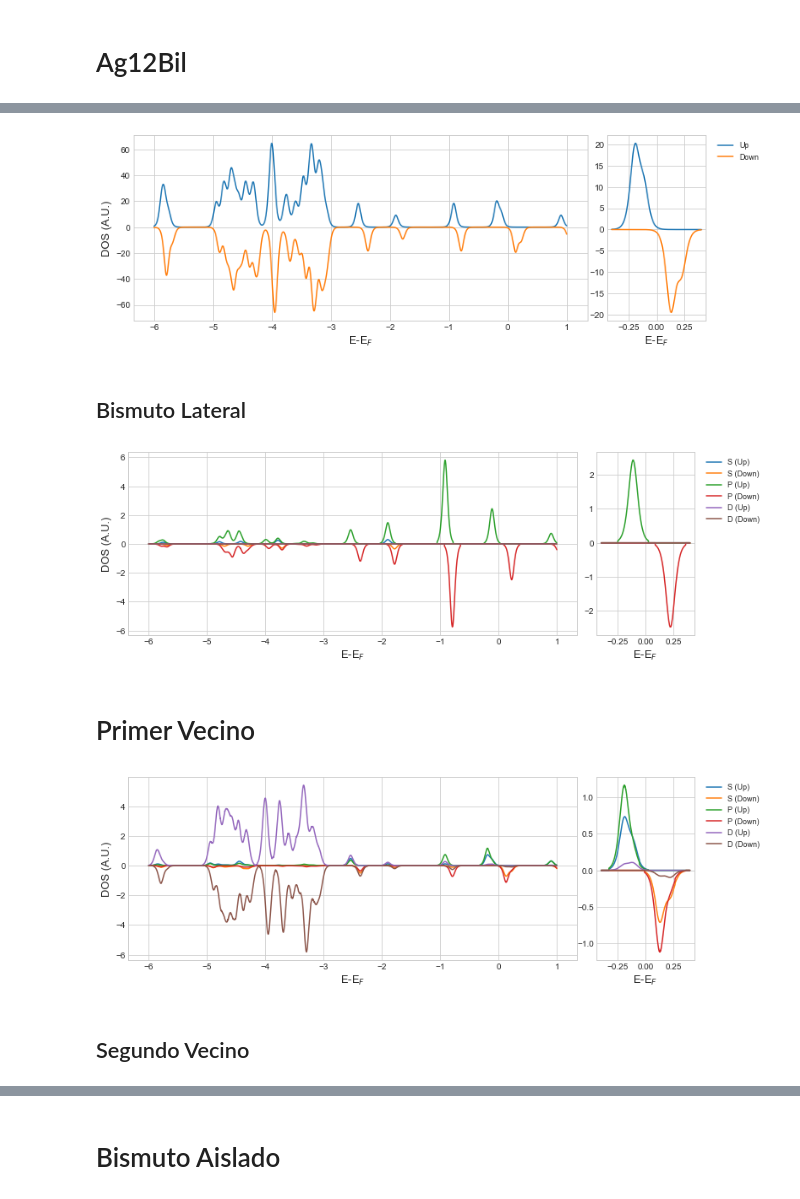
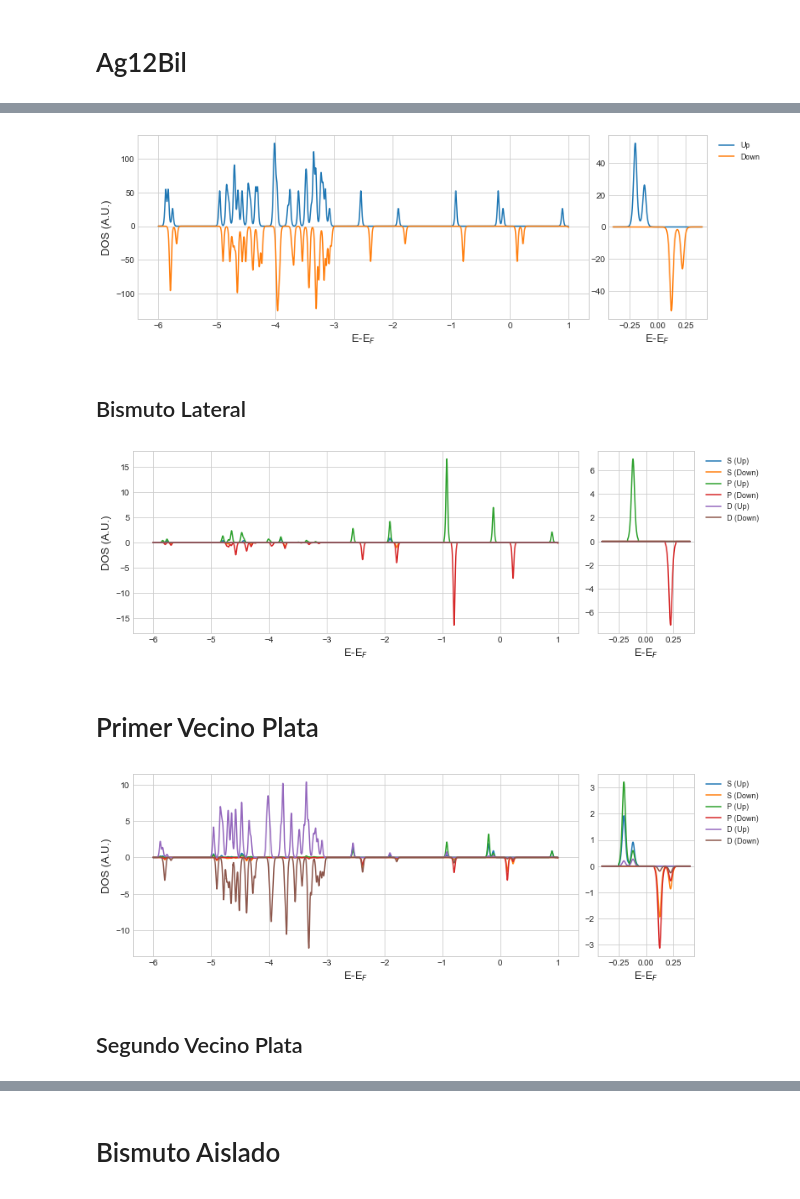
Before and after one commit to esjerome/quantumEspresso, a Jupyter notebook: Python/final_graficos.ipynb, the cells around one changed output, grey strips where cells are left out. Drawn from its saved outputs; the diff is of its cells as text; code cells hidden in the pictures.

```diff
--- a/Python/final_graficos.ipynb
+++ b/Python/final_graficos.ipynb
@@ -6,7 +6,7 @@ import numpy as np
 from matplotlib import rc
 import pandas as pd
 # %%
-def grafico_cluster(nombre_archivo, e_fermi, cota_menor, cota_mayor):
+def grafico_cluster(nombre_archivo, e_fermi, cota_menor, cota_mayor, nombre):
 
     mag = np.loadtxt(nombre_archivo)
 
@@ -38,5 +38,6 @@ def grafico_cluster(nombre_archivo, e_fermi, cota_menor, cota_mayor):
 
     plt.legend(loc='upper left', fontsize=9, bbox_to_anchor=(1.05, 1.0))
     fig.set_size_inches(12, 4)
+    plt.savefig(nombre,dpi=300)
     plt.show()
 # %%
@@ -186,19 +298,19 @@ cd ../../ag12bil/dos
 # %%
-grafico_cluster('ag12Bil.dos',-3.710,-0.4,0.4)
+grafico_cluster('ag12Bil.dos',-3.705,-0.4,0.4, 'Ag12Bil')
 # %% [output]
-[figure, old version]
+[figure, new version]
 # %% [markdown]
 ## Bismuto Lateral
 # %%
-grafico_unico('ag12Bil.dos.pdos_atm#10(Bi)',-3.710,-0.4,0.4)
+grafico_unico('ag12Bil.dos.pdos_atm#10(Bi)',-3.705,-0.4,0.4, 'bimuto_lateral')
 # %% [output]
-[figure, old version]
+[figure, new version]
 # %% [markdown]
-# Primer Vecino
+# Primer Vecino Plata
 # %%
-grafico_unico('ag12Bil.dos.pdos_atm#2(Ag)',-3.710,-0.4,0.4)
+grafico_unico('ag12Bil.dos.pdos_atm#2(Ag)',-3.705,-0.4,0.4,'plata_primer_vecino')
 # %% [output]
-[figure, old version]
+[figure, new version]
 # %% [markdown]
-## Segundo Vecino
+## Segundo Vecino Plata
 # %%
```
Also changed, not shown: parts of 28 cells of this notebook.
